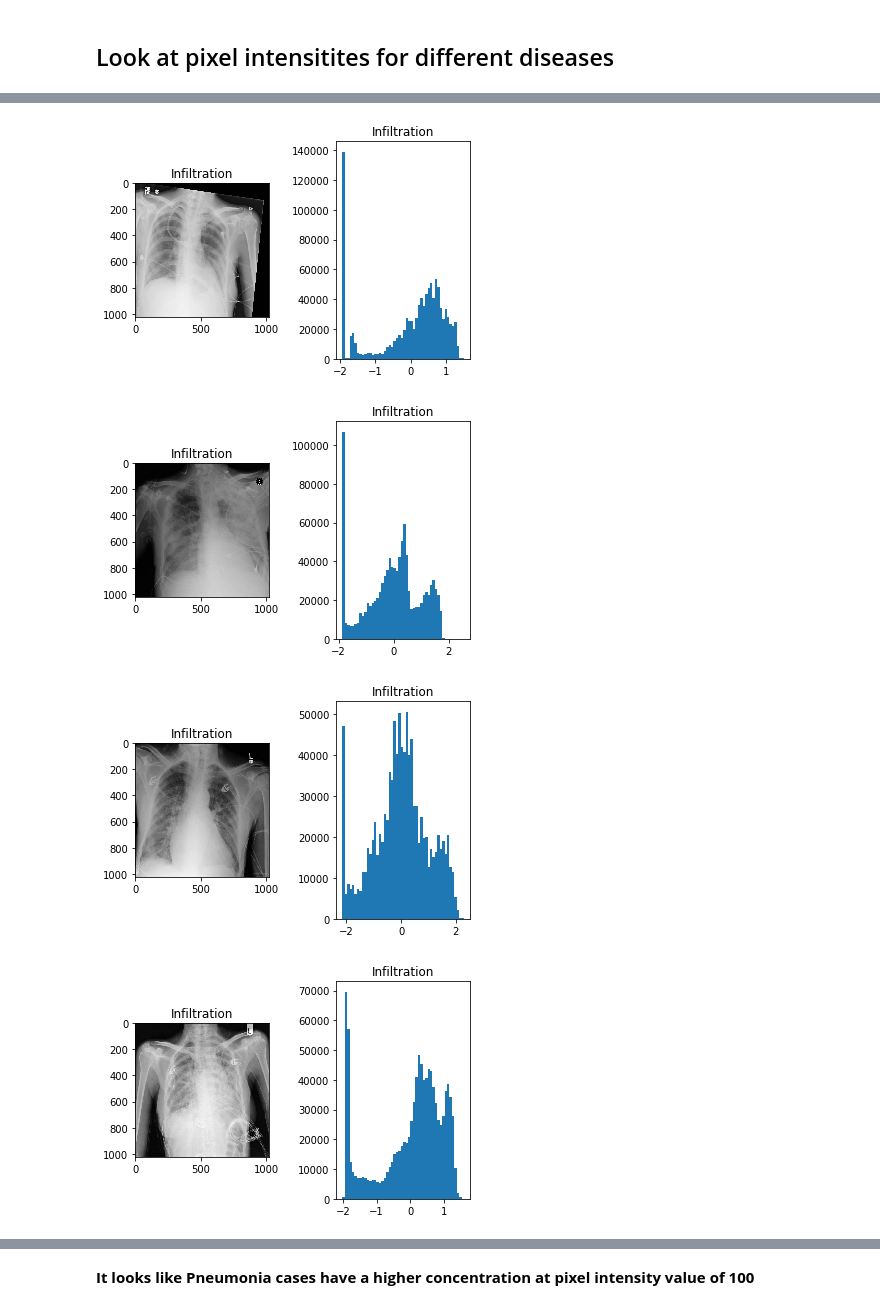
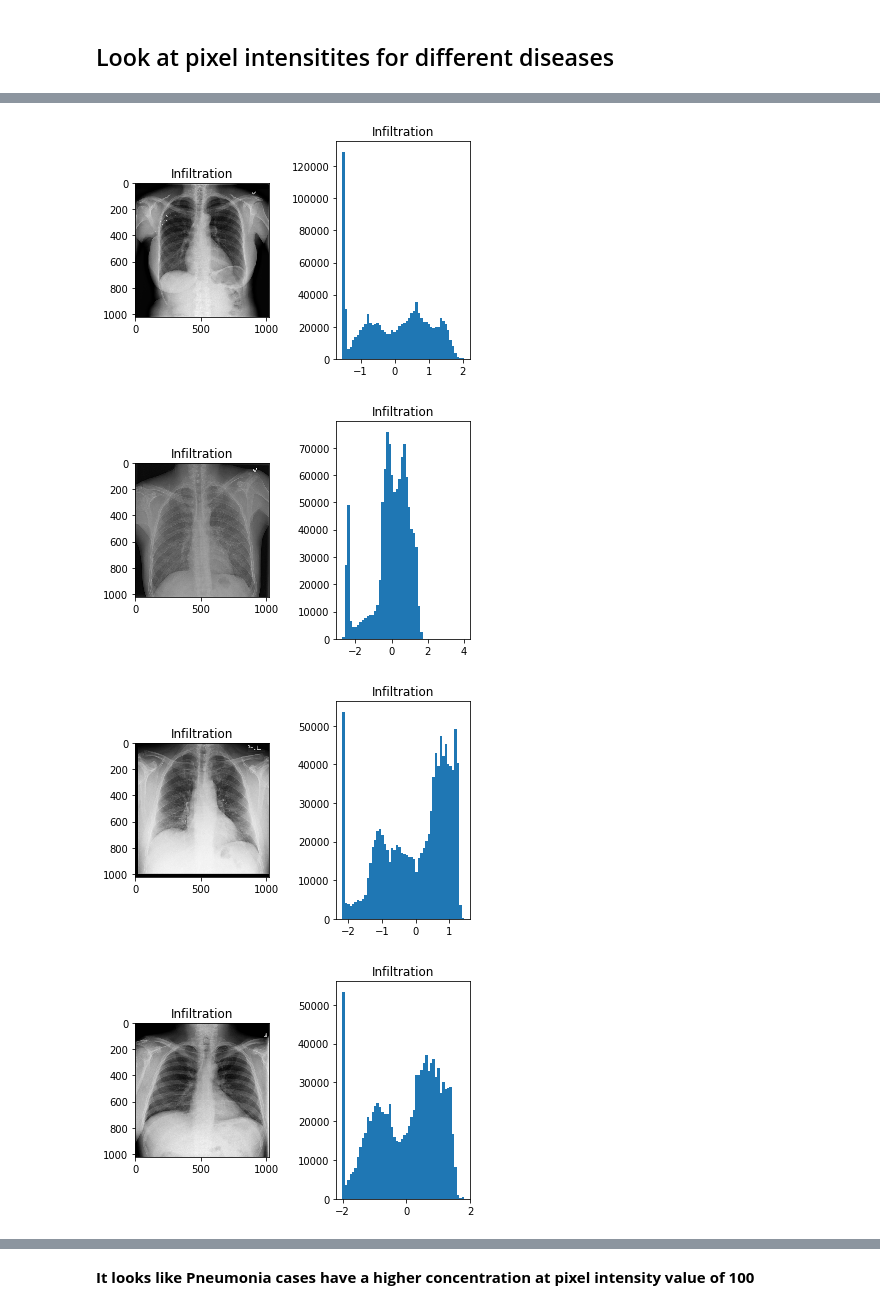
Before and after one commit to chandc/AI_Healthcare, a Jupyter notebook: Pneumonia_Detection_from_Chest_X-Rays/EDA.ipynb, the cells around one changed output, grey strips where cells are left out. Drawn from its saved outputs; the diff is of its cells as text; code cells hidden in the pictures.

```diff
--- a/Pneumonia_Detection_from_Chest_X-Rays/EDA.ipynb
+++ b/Pneumonia_Detection_from_Chest_X-Rays/EDA.ipynb
@@ -338,7 +338,7 @@ pd.options.display.max_colwidth = 100
 # for Pneumonia
 
 samp = filtered[(filtered['Pneumonia']==1 ) &
-                (filtered['View Position']=="AP")
+                (filtered['View Position']=="PA")
                ].sample(5)['path'].values
 # %%
 for img in samp:
@@ -367,28 +367,28 @@ for img in samp:
 # %%
 # for Infiltration
 
 samp = filtered[(filtered['Infiltration']==1 ) &
-                (filtered['View Position']=="AP")
+                (filtered['View Position']=="PA")
 
                ].sample(5)['path'].values
 
 for img in samp:
     plt.subplot(1, 2, 1)
     pic = imread( img )
     plt.imshow(pic,cmap='gray')
     plt.title('Infiltration')
 
     plt.subplot(1, 2, 2)
     pic = pic.ravel()
     pic = (pic - pic.mean())/pic.std()
     plt.hist(pic, bins=50,density=False)
     plt.title('Infiltration')
 
     plt.subplots_adjust(left=None, bottom=None, right=None, top=None, wspace=0.5, hspace=None)
 
     plt.show()
 # %% [output]
-[figure, old version]
+[figure, new version]
-[figure, old version]
+[figure, new version]
-[figure, old version]
+[figure, new version]
-[figure, old version]
+[figure, new version]
```
Also changed, not shown: parts of 14 cells of this notebook.
